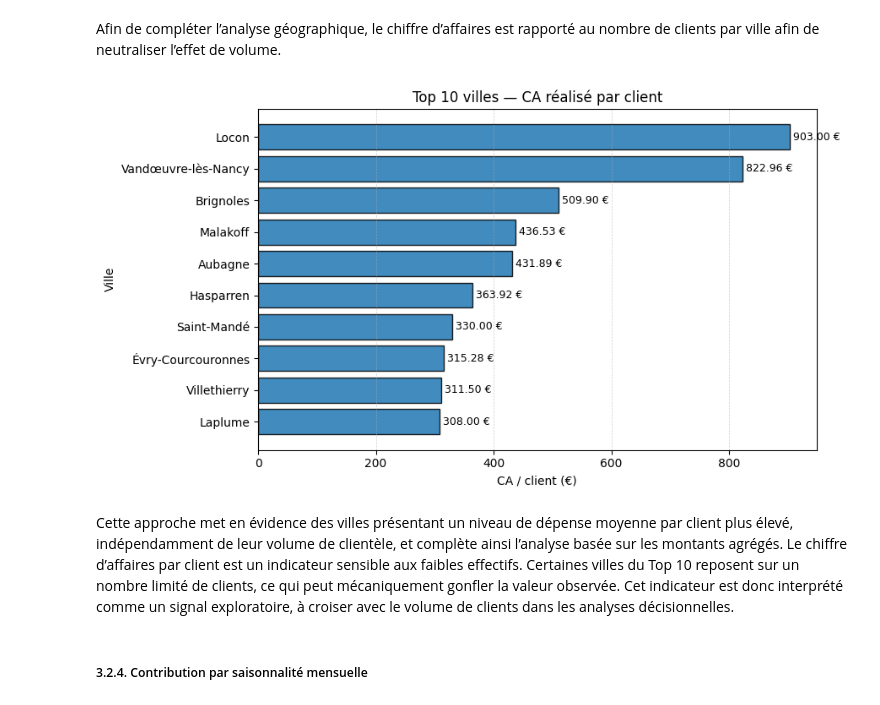
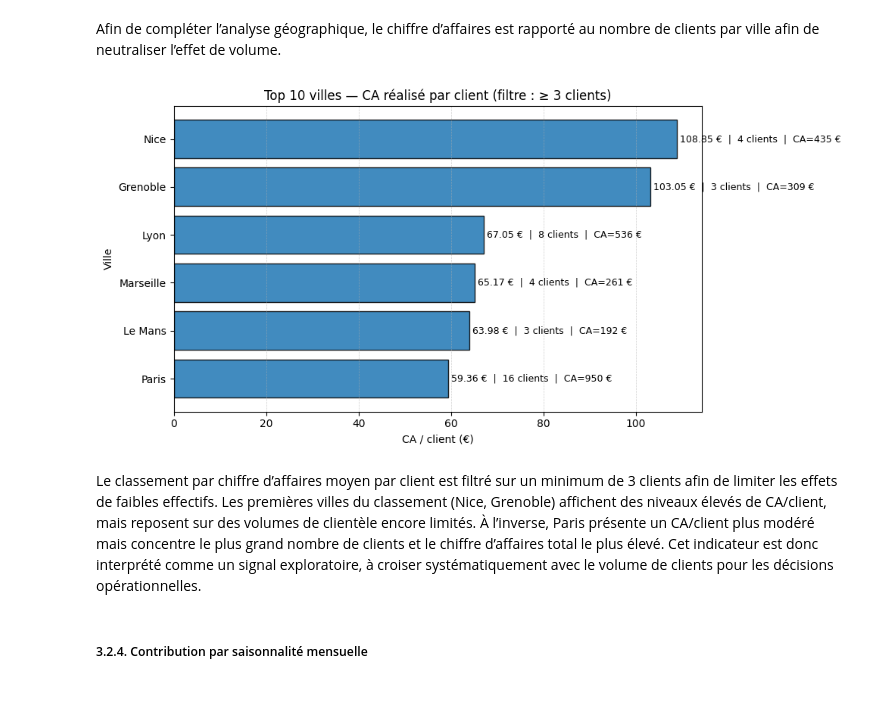
Before and after one commit to Ju3465/Analyse-e-commerce-2023-vs-2024-thelook_ecommerce, a Jupyter notebook: notebooks/eda_thelook_fr_women_2023_2024.ipynb, the cells around one changed output. Cells and saved outputs as stored; diff of their text form; code cells hidden in the pictures.

```diff
--- a/notebooks/eda_thelook_fr_women_2023_2024.ipynb
+++ b/notebooks/eda_thelook_fr_women_2023_2024.ipynb
@@ -676,39 +676,64 @@ La contribution géographique est fragmentée, la majorité du chiffre d’affai
 # %% [markdown]
 Afin de compléter l’analyse géographique, le chiffre d’affaires est rapporté au nombre de clients par ville afin de neutraliser l’effet de volume.
 # %%
-# Agrégation du CA et du nombre de clients par ville
-city_kpis = df_real.groupby("city", observed=False).agg(
-    ca=("sale_price", "sum"),
-    clients=("user_id", "nunique")
+# --- Paramètres ---
+N = 10
+min_clients = 3
+
+# --- KPI par ville ---
+city_kpis = (
+    df_real.groupby("city", observed=False)
+    .agg(
+        ca=("sale_price", "sum"),
+        clients=("user_id", "nunique"),
+        orders=("order_id", "nunique")
+    )
 )
 
-# Calcul du CA par client
 city_kpis["ca_par_client"] = city_kpis["ca"] / city_kpis["clients"]
 
-# Sélection du Top 10 villes
-topN = city_kpis.sort_values("ca_par_client", ascending=False).head(10)
+# --- Filtre : villes avec un minimum de clients ---
+city_kpis_f = city_kpis[city_kpis["clients"] >= min_clients].copy()
 
-# Construction du graphique
-fig, ax = plt.subplots(figsize=(9, 5))
+# Sécurité si trop peu de villes passent le filtre
+if city_kpis_f.empty:
+    raise ValueError(
+        f"Aucune ville ne passe le filtre clients >= {min_clients}. "
+        "Baisse min_clients (ex: 5) ou vérifie les données."
+    )
+
+# --- Top N sur CA/client ---
+topN = city_kpis_f.sort_values("ca_par_client", ascending=False).head(N)
+
+# --- Plot ---
+fig, ax = plt.subplots(figsize=(10, 5))
 ax.barh(topN.index.astype(str), topN["ca_par_client"].values, edgecolor="black", alpha=0.85)
 ax.invert_yaxis()
 
-# Ajout des annotations
-for i, v in enumerate(topN["ca_par_client"].values):
-    ax.text(v, i, f" {v:.2f} €", va="center", fontsize=9)
-
-# Mise en forme et affichage
-ax.set_title("Top 10 villes — CA réalisé par client")
+ax.set_title(f"Top {N} villes — CA réalisé par client (filtre : ≥ {min_clients} clients)")
 ax.set_xlabel("CA / client (€)")
 ax.set_ylabel("Ville")
 ax.grid(True, axis="x", linestyle="--", linewidth=0.5, alpha=0.6)
 
+# --- Annotations : CA/client + nb clients ---
+for i, (v, ncli, ca) in enumerate(zip(topN["ca_par_client"].values, topN["clients"].values, topN["ca"].values)):
+    ax.text(
+        v,
+        i,
+        f" {v:.2f} €  |  {ncli} clients  |  CA={ca:,.0f} €".replace(",", " "),
+        va="center",
+        fontsize=9
+    )
+
 plt.tight_layout()
 plt.show()
 # %% [output]
-[figure, old version]
+[figure, new version]
 # %% [markdown]
-Cette approche met en évidence des villes présentant un niveau de dépense moyenne par client plus élevé, indépendamment de leur volume de clientèle, et complète ainsi l’analyse basée sur les montants agrégés. Le chiffre d’affaires par client est un indicateur sensible aux faibles effectifs. Certaines villes du Top 10 reposent sur un nombre limité de clients, ce qui peut mécaniquement gonfler la valeur observée. Cet indicateur est donc interprété comme un signal exploratoire, à croiser avec le volume de clients dans les analyses décisionnelles.
+Le classement par chiffre d’affaires moyen par client est filtré sur un minimum de 3 clients afin de limiter les effets de faibles effectifs.
+Les premières villes du classement (Nice, Grenoble) affichent des niveaux élevés de CA/client, mais reposent sur des volumes de clientèle encore limités.
+À l’inverse, Paris présente un CA/client plus modéré mais concentre le plus grand nombre de clients et le chiffre d’affaires total le plus élevé.
+Cet indicateur est donc interprété comme un signal exploratoire, à croiser systématiquement avec le volume de clients pour les décisions opérationnelles.
 # %% [markdown]
 ##### 3.2.4. Contribution par saisonnalité mensuelle
 # %% [markdown]
```
